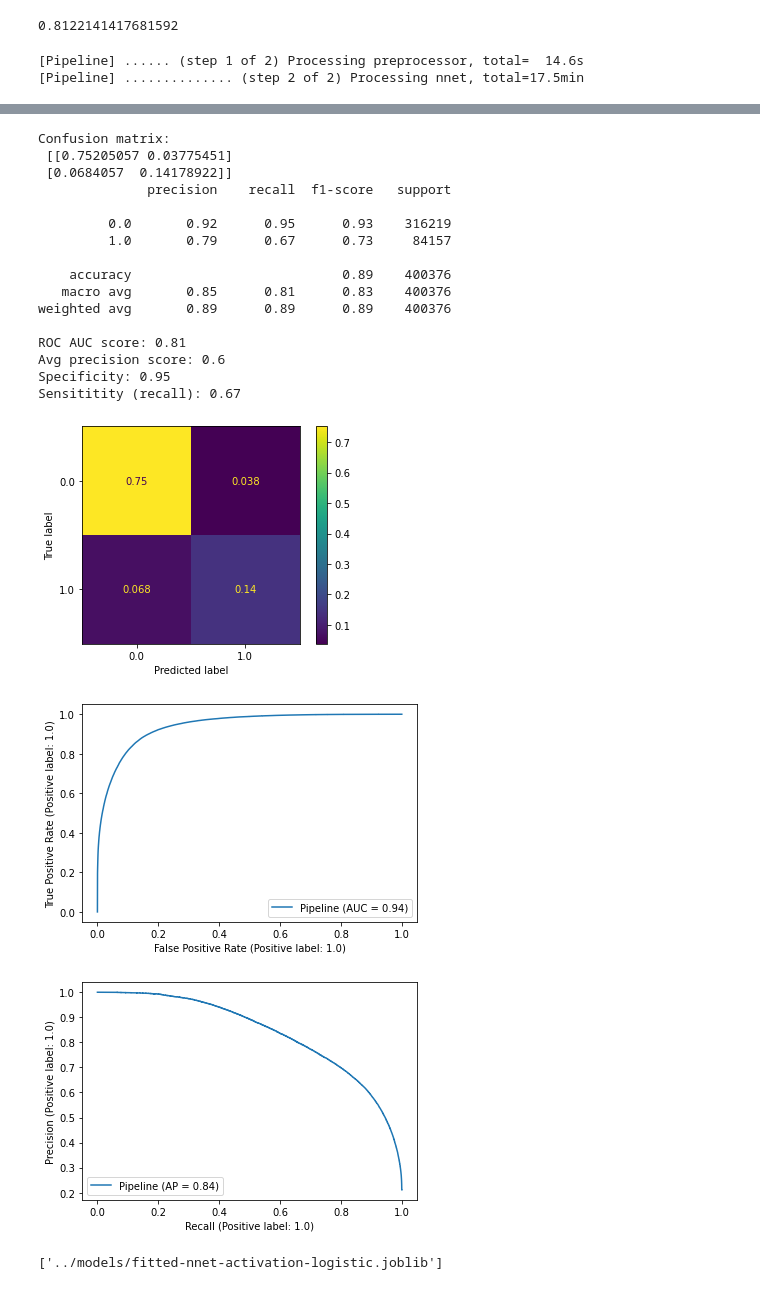
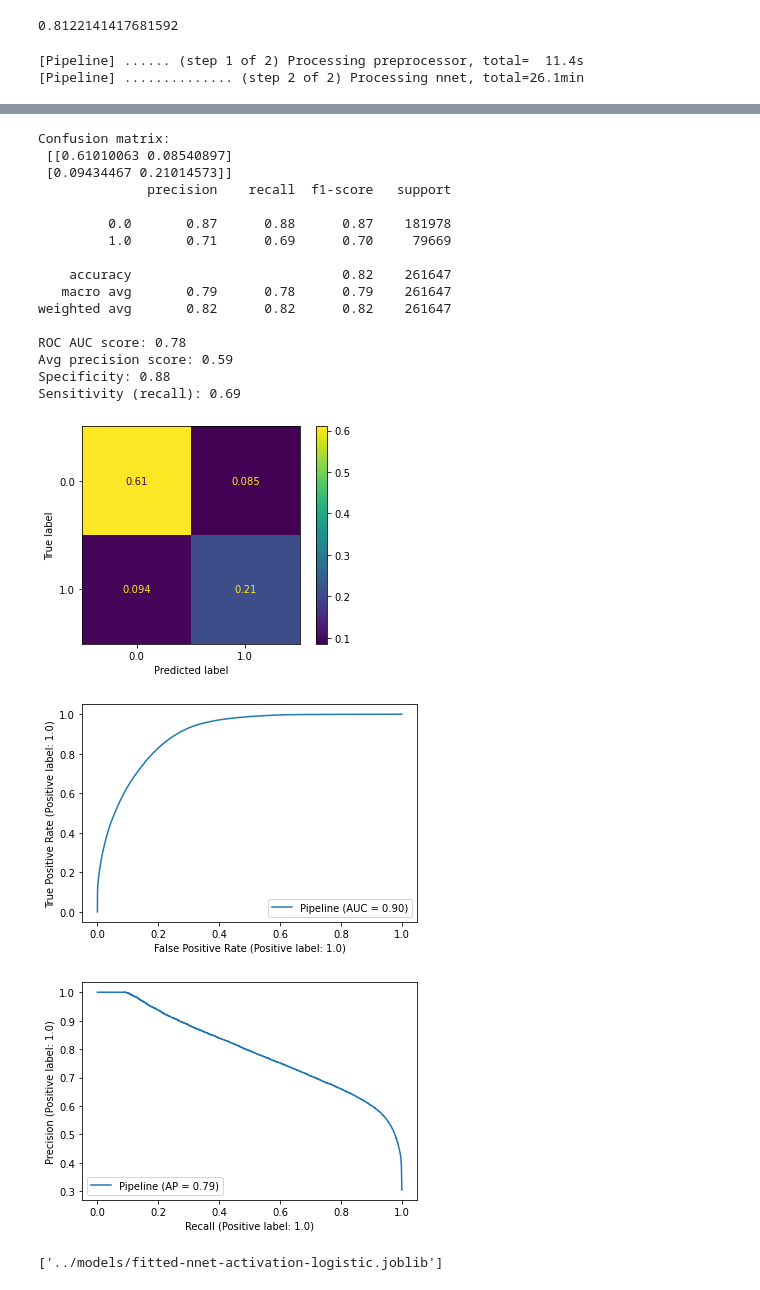
Before and after one commit to zane-uw/rtf_freefall, a Jupyter notebook: OMAD_adverse_outcome_mod/src_py/nnet-train-activation-logistic.ipynb, the cells around one changed output, grey strips where cells are left out. Saved outputs shown, nothing was run; the diff lists cells and outputs as text; code cells hidden in the pictures.

```diff
--- a/OMAD_adverse_outcome_mod/src_py/nnet-train-activation-logistic.ipynb
+++ b/OMAD_adverse_outcome_mod/src_py/nnet-train-activation-logistic.ipynb
@@ -54,10 +54,10 @@ def post_est(est, preds, x_test, y_test, plots=True):
 # %%
 data = pd.read_csv('../data/ALL-STU-transformed-data-to-py.csv',
                    na_values=['NA', 'NaN', 'Inf', '-Inf'])
-cat_var_list = []
-with open('../data/cat-var-list.txt', 'r') as f:
-    for line in f.read().splitlines():
-        cat_var_list.append(line)
+# cat_var_list = []
+# with open('../data/cat-var-list.txt', 'r') as f:
+#     for line in f.read().splitlines():
+#         cat_var_list.append(line)
 
 num_var_list = ['tenth_day_credits', 'num_courses', 'pts',
                 'attmp', 'nongrd', 'qgpa', 'tot_creds',
@@ -66,13 +66,27 @@ num_var_list = ['tenth_day_credits', 'num_courses', 'pts',
                 'csum.major.courses', 'avg.class.size', 'sum.fees',
                 'csum.rep.courses', 'csum.w', 'csum.alt.grading',
                 'stem.courses', 'stem.credits', 'avg.stem.grade',
-                'csum.stem.courses', 'csum.stem.credits', 'ft.creds.over',
-                'rundiff']
+                'csum.stem.courses', 'csum.stem.credits', 'ft.creds.ou',
+                'rundiff', 'n.majors','hs_yrs_arts', 'hs_yrs_english',
+                'hs_yrs_for_lang', 'hs_yrs_math', 'hs_yrs_science', 'hs_yrs_soc_sci']
+
+cat_var_list = ['class', 'honors_program',  'scholarship_type', 'yearly_honor_type',
+                'qgpa15', 'qgpa20', 'probe', 'eop',
+                'athletics', 's1_gender', 'child_of_alum', 'running_start',
+                'resident', 'conditional', 'provisional', 'with_distinction',
+                'res_in_question', 'low_family_income', 'hs_def_arts',
+                'hs_def_english', 'hs_def_for_lang', 'hs_def_math',
+                'hs_def_science', 'hs_def_soc_sci', 'hs_for_lang_type',
+                'hs_for_lang_yrs', 'hs_math_level', 'last_school_type',
+                'reg.late.binary', 'major.change',
+                'dual_major', 'premajor', 'ext_premajor', 'nonmatric']
+
 
 if 'Unnamed: 0' in data.columns:
     data.drop(columns='Unnamed: 0', inplace=True)
 
 data.dropna(subset=['Y'], inplace=True)
+data = data[data['class'] <= 4]
 
 # def recode_cats(df, var_list):
 #     for x in var_list:
@@ -84,6 +98,7 @@ data.dropna(subset=['Y'], inplace=True)
 #     return(df)
 
 # data = recode_cats(data, cat_var_list)
+# variables to exclude from model:
 id_vars = ['system_key', 'yrq', 'tran_major_abbr']
 target = 'Y'
 x_vars = [x for x in data.columns if x not in [target]]
@@ -179,8 +198,8 @@ with parallel_backend('loky'):
                        # {‘identity’, ‘logistic’, ‘tanh’, ‘relu’}
                        nnet__activation='logistic',
                        nnet__early_stopping=True,
-                       nnet__hidden_layer_sizes=(200, 200, 200),
-                       nnet__max_iter=500,
+                       nnet__hidden_layer_sizes=(400, 400, 400),
+                       nnet__max_iter=1000,
                        nnet__verbose=False).fit(x_train, y_train)
 
     # mlp = MLPClassifier(hidden_layer_sizes = (236, 236, 236), max_iter = 500)
@@ -193,8 +212,8 @@ resid = y_test - preds
 
 post_est(nn_pipe, preds, x_test, y_test)
 # %% [output]
-[Pipeline] ...... (step 1 of 2) Processing preprocessor, total=  14.6s
-[Pipeline] .............. (step 2 of 2) Processing nnet, total=17.5min
+[Pipeline] ...... (step 1 of 2) Processing preprocessor, total=  11.4s
+[Pipeline] .............. (step 2 of 2) Processing nnet, total=26.1min
 Pipeline(steps=[('preprocessor',
                  ColumnTransformer(transformers=[('num',
                                                   Pipeline(steps=[('scaler',
@@ -214,23 +233,23 @@ Pipeline(steps=[('preprocessor',
          verbose=True)
 Confusion matrix:
- [[0.75205057 0.03775451]
- [0.0684057  0.14178922]]
+ [[0.61010063 0.08540897]
+ [0.09434467 0.21014573]]
               precision    recall  f1-score   support
 
-         0.0       0.92      0.95      0.93    316219
-         1.0       0.79      0.67      0.73     84157
+         0.0       0.87      0.88      0.87    181978
+         1.0       0.71      0.69      0.70     79669
 
-    accuracy                           0.89    400376
-   macro avg       0.85      0.81      0.83    400376
-weighted avg       0.89      0.89      0.89    400376
+    accuracy                           0.82    261647
+   macro avg       0.79      0.78      0.79    261647
+weighted avg       0.82      0.82      0.82    261647
 
-ROC AUC score: 0.81
-Avg precision score: 0.6
-Specificity: 0.95
-Sensititity (recall): 0.67
+ROC AUC score: 0.78
+Avg precision score: 0.59
+Specificity: 0.88
+Sensitivity (recall): 0.69
-[figure, old version]
+[figure, new version]
-[figure, old version]
+[figure, new version]
-[figure, old version]
+[figure, new version]
 # %%
 dump(nn_pipe, '../models/fitted-nnet-activation-logistic.joblib')
 # %% [output]
```
Also changed, not shown: parts of 4 cells of this notebook, 11 other files.
